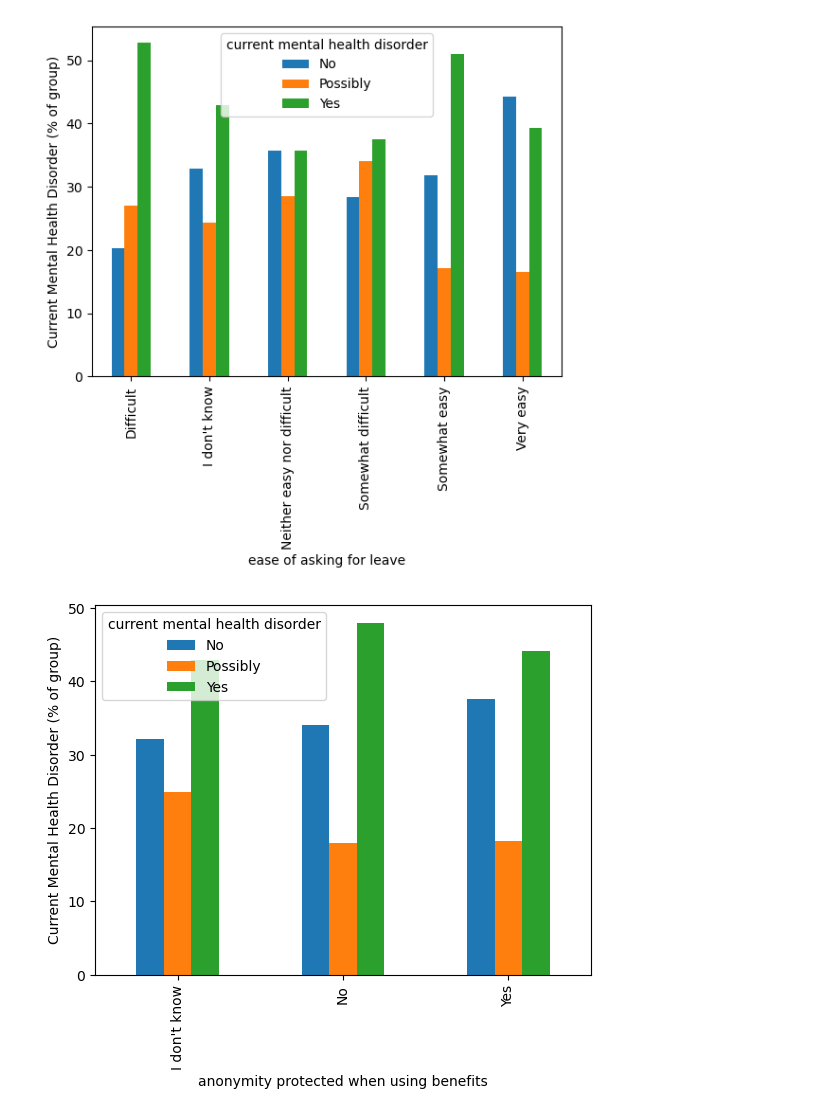
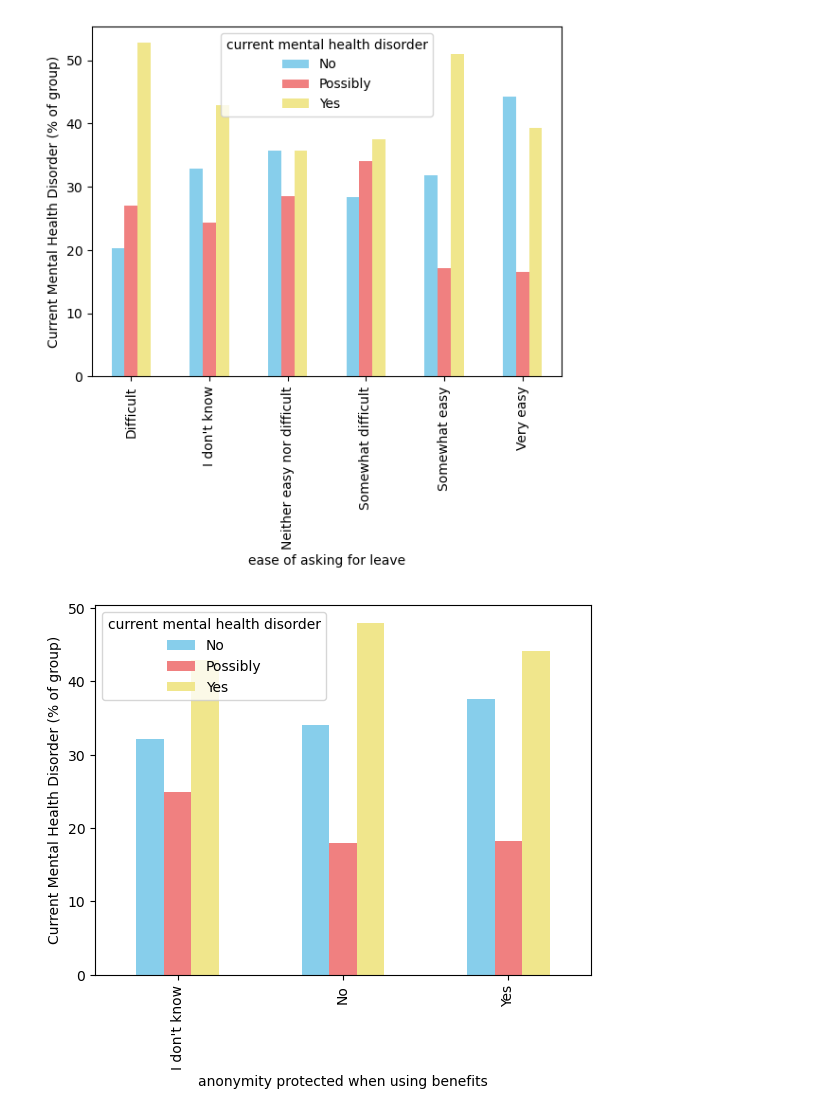
Before and after one commit to AthenOsterberg1995/Project-1---Mental-Health-in-Tech, a Jupyter notebook: Question_4_Visualizations/Question_4_Visualizations.ipynb, the cells around one changed output. Cells and saved outputs as stored; diff of their text form; code cells hidden in the pictures.

Commit message:
updated colors

```diff
--- a/Question_4_Visualizations/Question_4_Visualizations.ipynb
+++ b/Question_4_Visualizations/Question_4_Visualizations.ipynb
@@ -42,24 +42,24 @@ leave_groupby_df["percent of group"] = (leave_groupby_df
 #https://stackoverflow.com/questions/37427362/plt-show-shows-full-graph-but-savefig-is-cropping-the-image/37428142
 
 #bar chart for ease of asking for leave by percentage in group
-leave_groupby_df["percent of group"].unstack().plot(kind='bar')
+leave_groupby_df["percent of group"].unstack().plot(kind='bar',color=['skyblue','lightcoral','khaki'])
 plt.ylabel("Current Mental Health Disorder (% of group)")
 plt.savefig("ease_of_asking_leave_group_percent.png", bbox_inches='tight')
 # %% [output]
-[figure, old version]
+[figure, new version]
 # %%
 #multiindex bar chart formatting:
 #https://stackoverflow.com/questions/34248741/plotting-pandas-multiindex-bar-chart
 
 #code for cropping chart correctly
 #https://stackoverflow.com/questions/37427362/plt-show-shows-full-graph-but-savefig-is-cropping-the-image/37428142
 
 #bar chart for anonymity percentage in group
-anonymity_groupby_df["percent of group"].unstack().plot(kind='bar')
+anonymity_groupby_df["percent of group"].unstack().plot(kind='bar',color=['skyblue','lightcoral','khaki'])
 plt.ylabel("Current Mental Health Disorder (% of group)")
 plt.savefig("anonymity_protected_bar_group_percent.png", bbox_inches='tight')
 # %% [output]
-[figure, old version]
+[figure, new version]
 # %%
 #multiindex bar chart formatting:
 #https://stackoverflow.com/questions/34248741/plotting-pandas-multiindex-bar-chart
```
Also changed, not shown: parts of 2 cells of this notebook, 4 other files.
